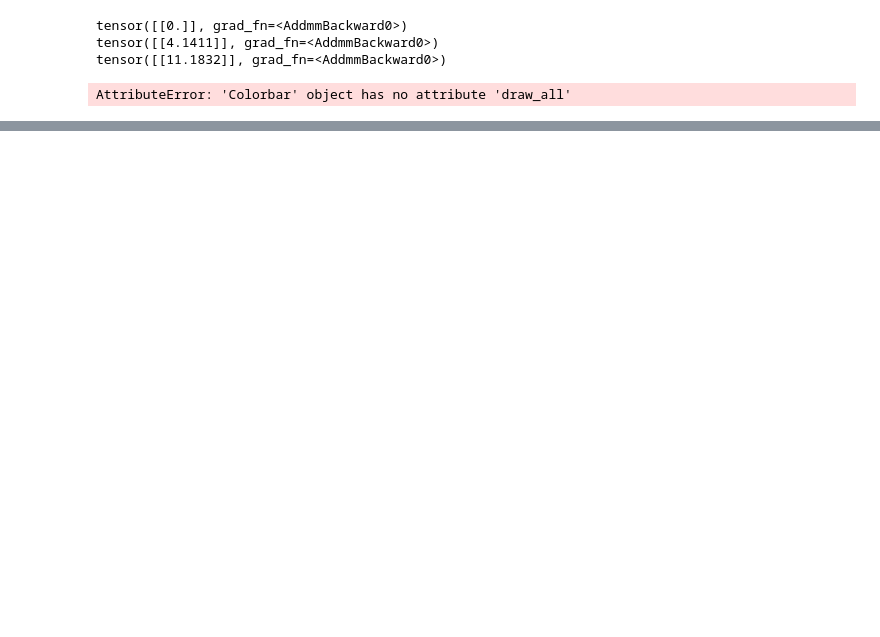
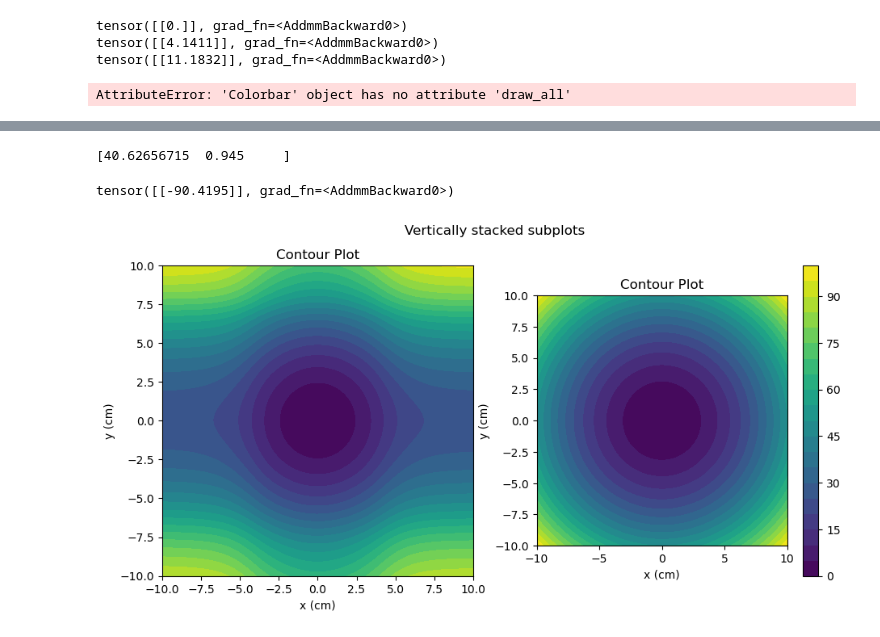
Before and after one commit to jakublala/md-neural-ode, a Jupyter notebook: plotting.ipynb, the cells around one changed output, grey strips where cells are left out. Drawn from its saved outputs; the diff is of its cells as text; code cells hidden in the pictures; blank space fills up the shorter version.

```diff
--- a/plotting.ipynb
+++ b/plotting.ipynb
@@ -803,13 +803,12 @@ class ODEFunc(nn.Module):
         # HACK: does this only work with q_n => n=1?
         return (self.net(q+dq) - self.net(q-dq)) / (2 * dq)
 
-func = torch.load('results/2d_shell/1_model.pt')
+func = torch.load('results/10d_gaussian/fully_trained/5_model.pt').to('cpu')
 
-def GaussianXD(X, Y):
-    dim = q.shape[0]
-    sigma = np.ones(dim)
-    V = 0.5*np.sum(q**2 / (sigma**2))
-    grad = q/(sigma**2)
+def Gaussian2D(X, Y):
+    V = 0.5*(X**2 + Y**2)
+    # grad = q/(sigma**2)
+    grad = 0
     return V, grad
 
 def Shell2D(X, Y):
@@ -825,9 +824,7 @@ def Shell2D(X, Y):
     grad = 0
     return V, grad
 
-def Wofe_Quapp(q, p):
-    x = q[0]
-    y = q[1]
+def Wofe_Quapp(x, y):
     V = x**4 + y**4 - 2*x**2 - 4*y**2 + x*y + 0.3*x + 0.1*y
     grad = np.array([4*x**3 - 4*x + y + 0.3, 4*y**3 - 8*y + x + 0.1])
     return V, grad
@@ -923,0 +1054,61 @@ AttributeError: 'Colorbar' object has no attribute 'draw_all'
+# %%
+import numpy as np
+a = np.load('results/10d_gaussian/neural_hmc_exp/model_1/200/2_info.npy')
+print(a)
+# %% [output]
+[40.62656715  0.945     ]
+# %%
+import matplotlib.pyplot as plt
+import matplotlib
+import numpy as np
+
+print(func.net(torch.tensor([[float(0) for i in range(10)]]).to('cpu')))
+
+fig, axs = plt.subplots(nrows=1, ncols=2, figsize=(11,5))
+fig.suptitle('Vertically stacked subplots')
+
+for ax in axs.flat:
+    ax.set_aspect('equal')
+
+start, stop, n_values = -10, 10, 100
+
+x_vals = np.linspace(start, stop, n_values)
+y_vals = np.linspace(start, stop, n_values)
+mesh = np.meshgrid(x_vals, y_vals)
+XY = np.stack([*mesh], axis=2)
+
+Z = np.zeros((n_values, n_values))
+
+for i in range(XY.shape[0]):
+    for j in range(XY.shape[1]):
+        inp = np.hstack((XY[i, j], np.array([float(0) for i in range(8)])))
+        Z[i, j] = func.net(torch.Tensor(inp)).detach().cpu().item()
+
+Z -= Z.min()
+
+
+axs[0].contourf(X, Y, Z, levels=20, cmap='viridis')
+
+axs[0].set_title('Contour Plot')
+axs[0].set_xlabel('x (cm)')
+axs[0].set_ylabel('y (cm)')
+
+
+x_vals = np.linspace(start, stop, n_values)
+y_vals = np.linspace(start, stop, n_values)
+X, Y = np.meshgrid(x_vals, y_vals)
+
+Z, _ = Gaussian2D(X, Y)
+
+cp = axs[1].contourf(X, Y, Z, levels=20, cmap='viridis')
+# cb_ax = fig.add_axes([0.83, 0.1, 0.02, 0.8])
+cbar = fig.colorbar(cp)
+
+
+axs[1].set_title('Contour Plot')
+axs[1].set_xlabel('x (cm)')
+axs[1].set_ylabel('y (cm)')
+plt.show()
+# %% [output]
+tensor([[-90.4195]], grad_fn=<AddmmBackward0>)
+[figure, added]
```
Also changed, not shown: parts of 3 cells of this notebook, 18 other files.
